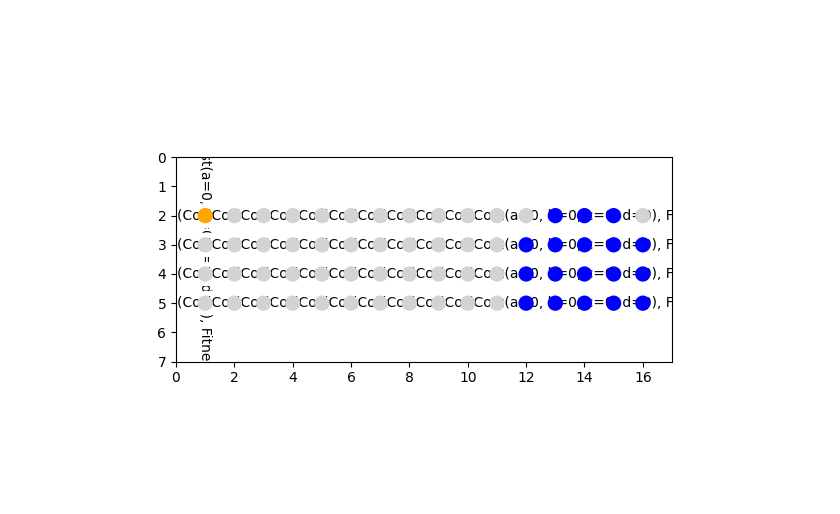
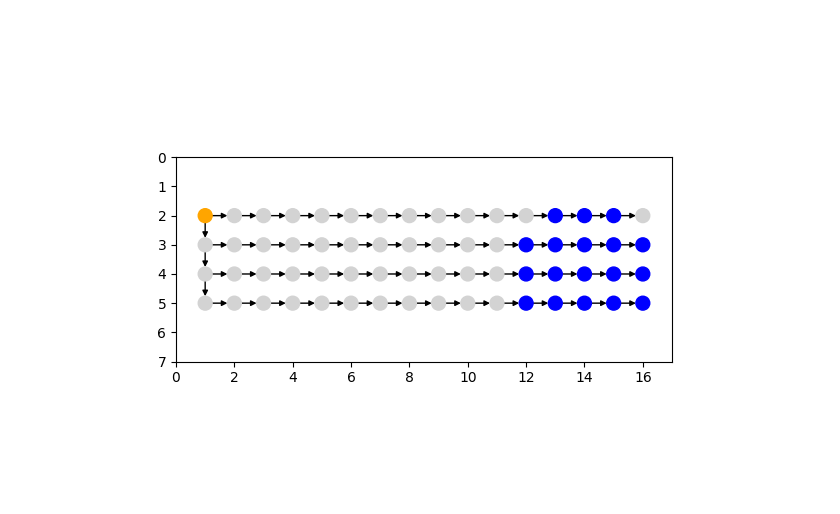
Before and after one commit to ThatDevShparki/codin-game-challenges, a Jupyter notebook: challenges/2024_winter/notebook.ipynb, the cells around one changed output. Cells and saved outputs as stored; diff of their text form; code cells hidden in the pictures.

Commit message:
simplify node

```diff
--- a/challenges/2024_winter/notebook.ipynb
+++ b/challenges/2024_winter/notebook.ipynb
@@ -100,9 +100,6 @@ def read_game_state_from_file(path: str) -> tuple[int, int, GameState]:
 width, height, game_state = read_game_state_from_file("./inputs/wood_3.txt")
 entities, player, opponent = game_state.entities, game_state.player, game_state.opponent
 # %%
-from solution import Cost
-from solution import Fitness
-
 """ Step 1: build graph from the player root """
 nodes: dict[Coord, Node] = {
     # Initialize with the root node
@@ -135,9 +132,7 @@ while unvisited_coords:
 
         if c_coord not in nodes:
             c_node = Node(x=c_x, y=c_y, entity=c_entity, parent=node)
-            node.add_child(
-                child=c_node, cost=Cost(a=0, b=0, c=0, d=0), fitness=Fitness(score=0)
-            )
+            node.children.add(c_node)
             nodes[c_coord] = c_node
             unvisited_coords.append(c_coord)
 
@@ -158,40 +153,31 @@ for node in G:
         colormap.append("orange")
     elif node.entity and node.entity.owner == Contestant.OPPONENT:
         colormap.append("blue")
     else:
         colormap.append("lightgray")
 
 pos = {node: node.coord for node in nodes.values()}
 
 
 # add axis
 fig, ax = plt.subplots()
 nx.draw_networkx(
     G,
     arrows=True,
     pos=pos,
     node_size=100,
     ax=ax,
     node_color=colormap,
     width=1,
     arrowstyle="-|>",
     arrowsize=8,
     with_labels=False,
 )  # draw nodes and edges
-nx.draw_networkx_edge_labels(
-    G,
-    pos,
-    edge_labels={
-        (edge.source, edge.target): (edge.cost, edge.fitness)
-        for node in nodes.values()
-        for edge in node.edges
-    },
-)
 plt.axis("on")
 ax.set_xlim(0, width - 1)
 ax.set_ylim(height - 1, 0)
 ax.set_aspect("equal")
 ax.tick_params(left=True, bottom=True, labelleft=True, labelbottom=True)
 plt.show()
 # %% [output]
-[figure, old version]
+[figure, new version]
```
Also changed, not shown: 1 other file.
